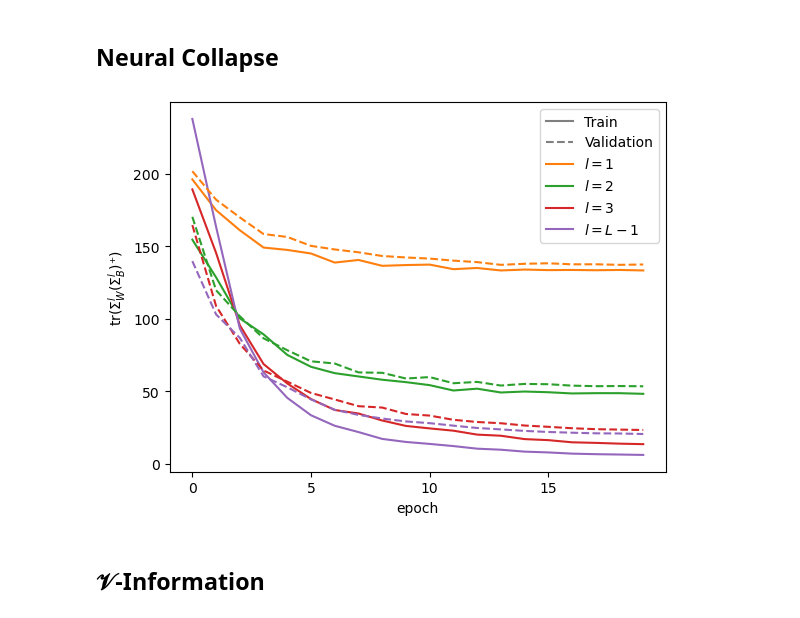
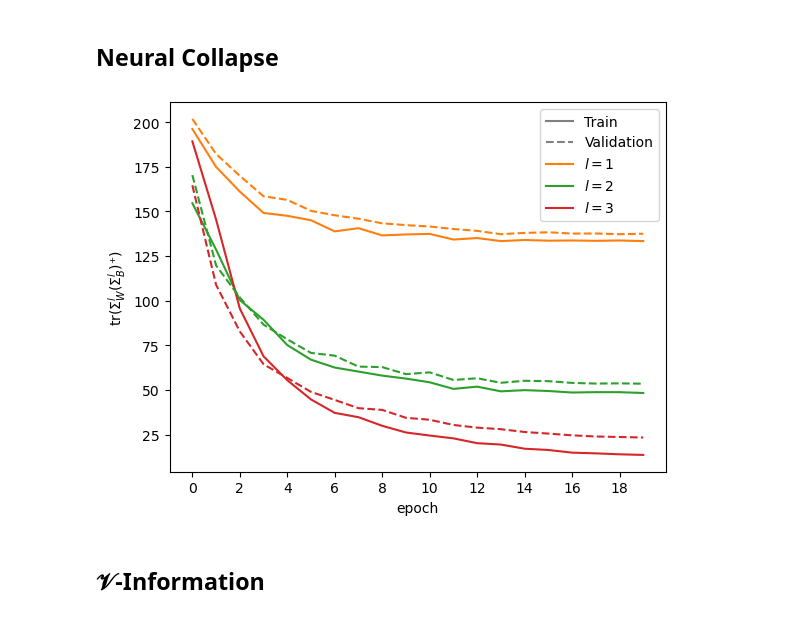
Before and after one commit to ziyong-was-taken/Compression-In-DNNs, a Jupyter notebook: plots.ipynb, the cells around one changed output. Cells and saved outputs as stored; diff of their text form; code cells hidden in the pictures.

```diff
--- a/plots.ipynb
+++ b/plots.ipynb
@@ -68,30 +81,15 @@ plot_metrics(cols, ["Accuracy", "Loss"], "cross-entropy loss & accuracy")
 # %% [markdown]
 ## Neural Collapse
-# %%
-nc_cols = metrics.filter(like="nc_").columns
-nc_cols = [nc_cols[nc_cols.str.contains(dataset)] for dataset in ("train", "val")]
-plot_metrics(
-    nc_cols,
-    [rf"$l = {layer}$" for layer in (1, 2, 3, "L-1")],
-    r"$\operatorname{tr}(Σ_W^l(Σ_B^l)⁺)$",
-    dummy=True,
-)
-# for i, dataset in enumerate(("train", "val")):
-#     dataset_nc_cols = nc_cols[nc_cols.str.contains(dataset)]
-#     plt.plot([])  # dummy plot to iterate color cycle
-#     plt.plot(metrics.index, metrics[dataset_nc_cols], linestyle=["-", "--"][i])
-#     plt.gca().set_prop_cycle(None)
-# plt.legend(
-#     base_handles + plt.gca().get_lines()[1:],
-#     ["Train", "Validation"] + [rf"$l = {layer}$" for layer in (1, 2, 3, "L-1")],
-# )
-# plt.xlabel("epoch")
-# plt.xticks(range(20))
-# plt.ylabel(r"$\operatorname{tr}(Σ_W^l(Σ_B^l)⁺)$")
-# # plt.ylim(0, 20)
-# plt.show()
-# %% [output]
-[figure, removed]
+# %%
+plot_metrics(
+    "nc",
+    [rf"$l = {layer}$" for layer in (1, 2, 3)],
+    r"$\operatorname{tr}(Σ_W^l(Σ_B^l)⁺)$",
+    "epoch",
+    dummy=True,
+)
+# %% [output]
+[figure, added]
 # %% [markdown]
 ## 𝒱-Information
 # %% [markdown]
```
Also changed, not shown: parts of 9 cells of this notebook.
